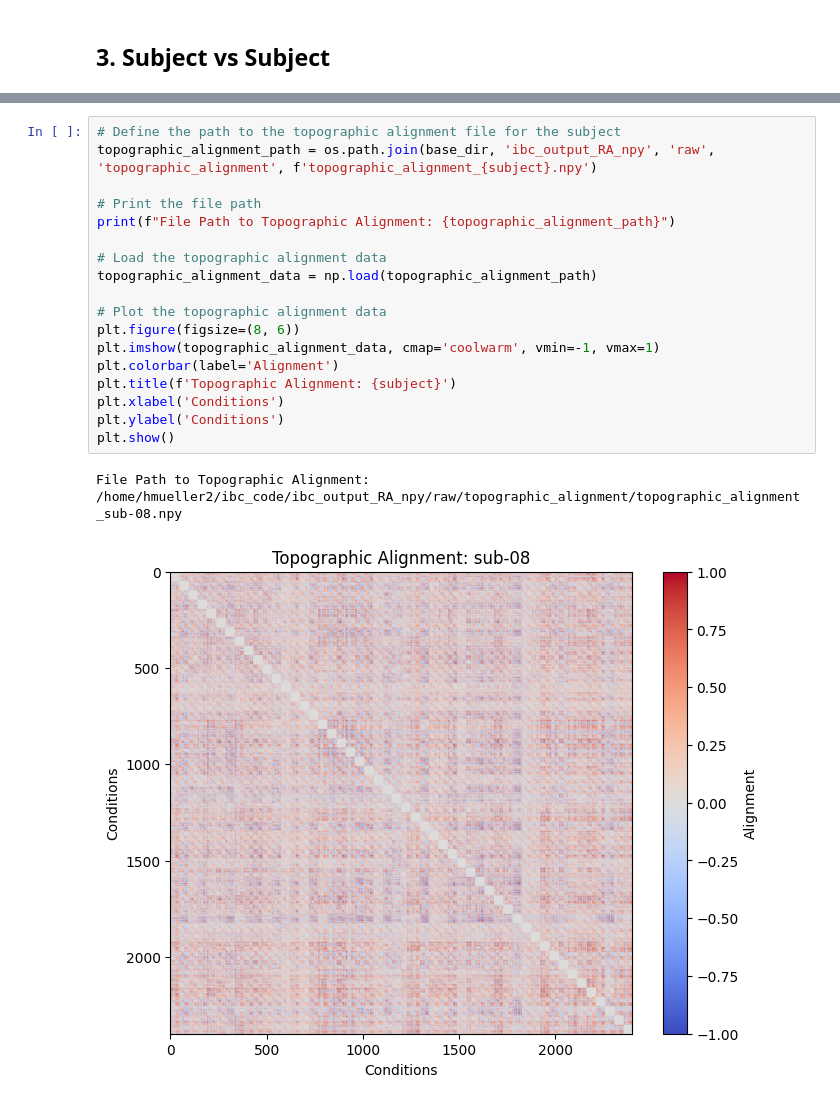
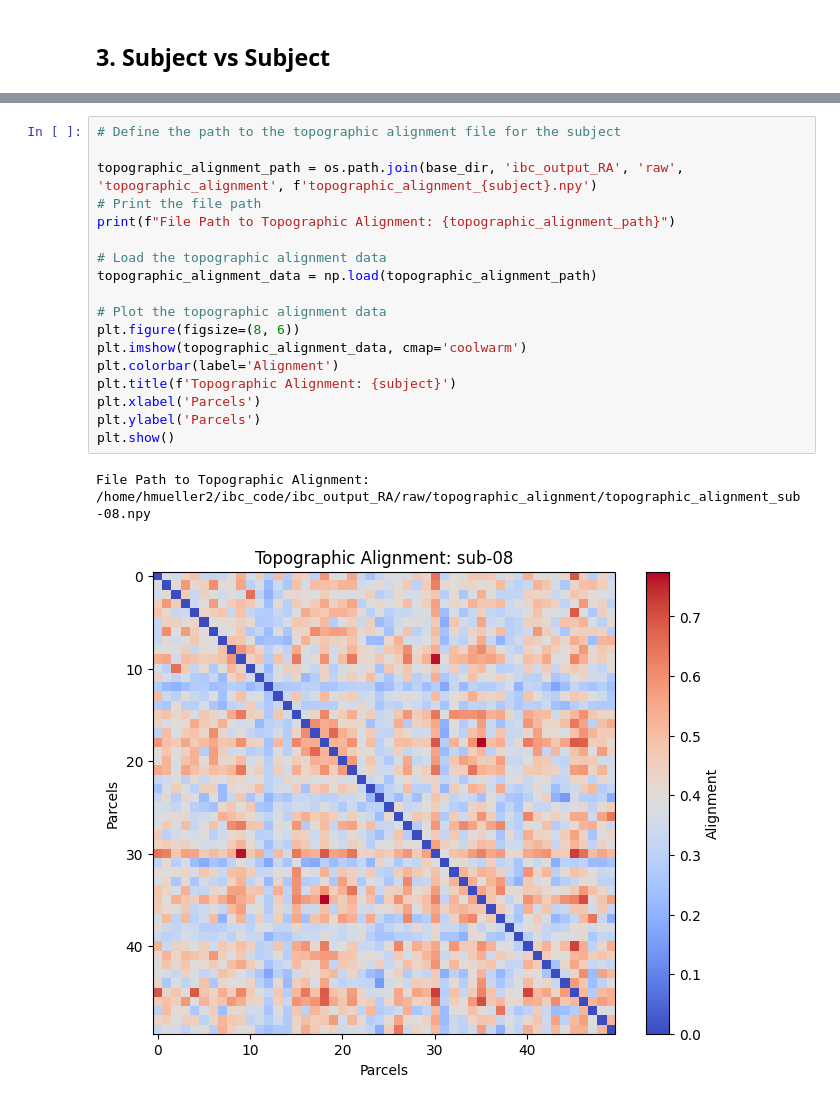
Before and after one commit to Cognitive-Neuroscience-Neurotechnology/ibc_latent, a Jupyter notebook: RSA/RSM_Visualization.ipynb, the cells around one changed output, grey strips where cells are left out. Drawn from its saved outputs; the diff is of its cells as text.

Commit message:
changed visuals & made diagonal 1

```diff
--- a/RSA/RSM_Visualization.ipynb
+++ b/RSA/RSM_Visualization.ipynb
@@ -197,21 +182,21 @@ plt.show()
 # %%
 # Define the path to the topographic alignment file for the subject
-topographic_alignment_path = os.path.join(base_dir, 'ibc_output_RA_npy', 'raw', 'topographic_alignment', f'topographic_alignment_{subject}.npy')
 
+topographic_alignment_path = os.path.join(base_dir, 'ibc_output_RA', 'raw', 'topographic_alignment', f'topographic_alignment_{subject}.npy')
 # Print the file path
 print(f"File Path to Topographic Alignment: {topographic_alignment_path}")
 
 # Load the topographic alignment data
 topographic_alignment_data = np.load(topographic_alignment_path)
 
 # Plot the topographic alignment data
 plt.figure(figsize=(8, 6))
-plt.imshow(topographic_alignment_data, cmap='coolwarm', vmin=-1, vmax=1)
+plt.imshow(topographic_alignment_data, cmap='coolwarm')
 plt.colorbar(label='Alignment')
 plt.title(f'Topographic Alignment: {subject}')
-plt.xlabel('Conditions')
-plt.ylabel('Conditions')
+plt.xlabel('Parcels')
+plt.ylabel('Parcels')
 plt.show()
 # %% [output]
-File Path to Topographic Alignment: /home/hmueller2/ibc_code/ibc_output_RA_npy/raw/topographic_alignment/topographic_alignment_sub-08.npy
+File Path to Topographic Alignment: /home/hmueller2/ibc_code/ibc_output_RA/raw/topographic_alignment/topographic_alignment_sub-08.npy
-[figure, old version]
+[figure, new version]
```
Also changed, not shown: parts of 11 cells of this notebook, 4 other files.
